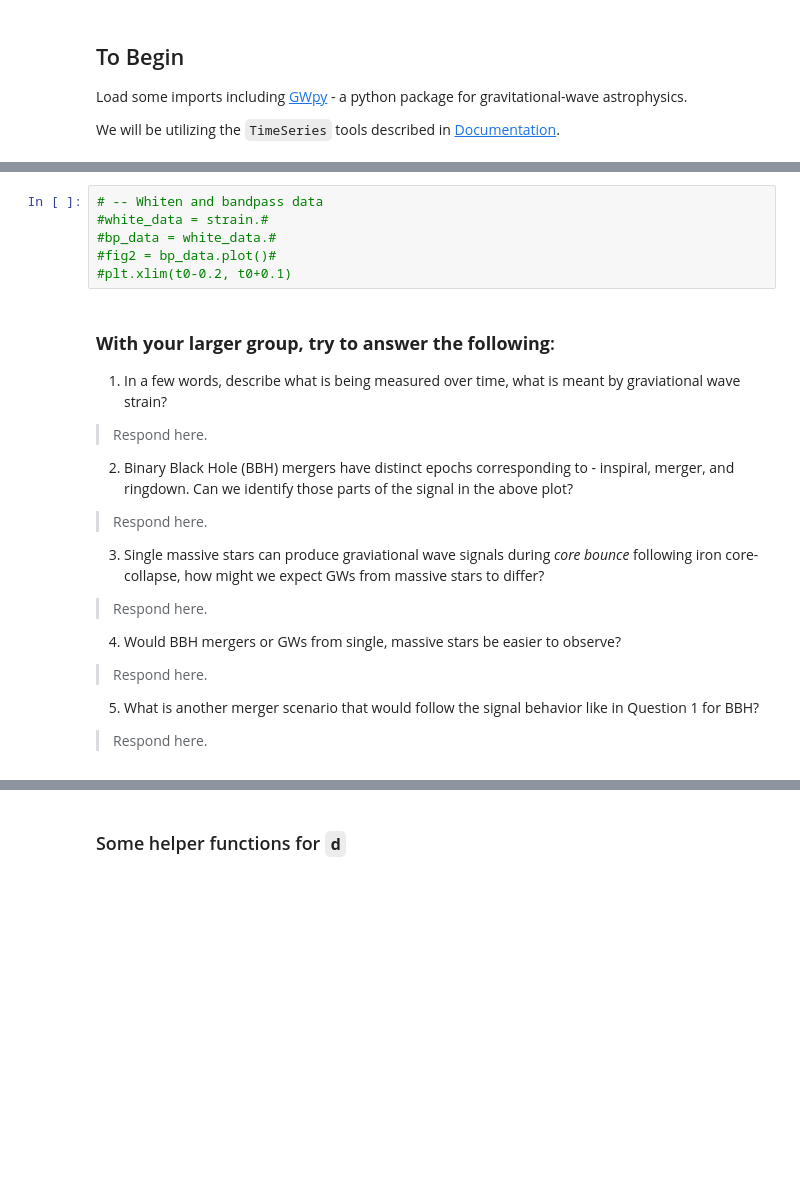
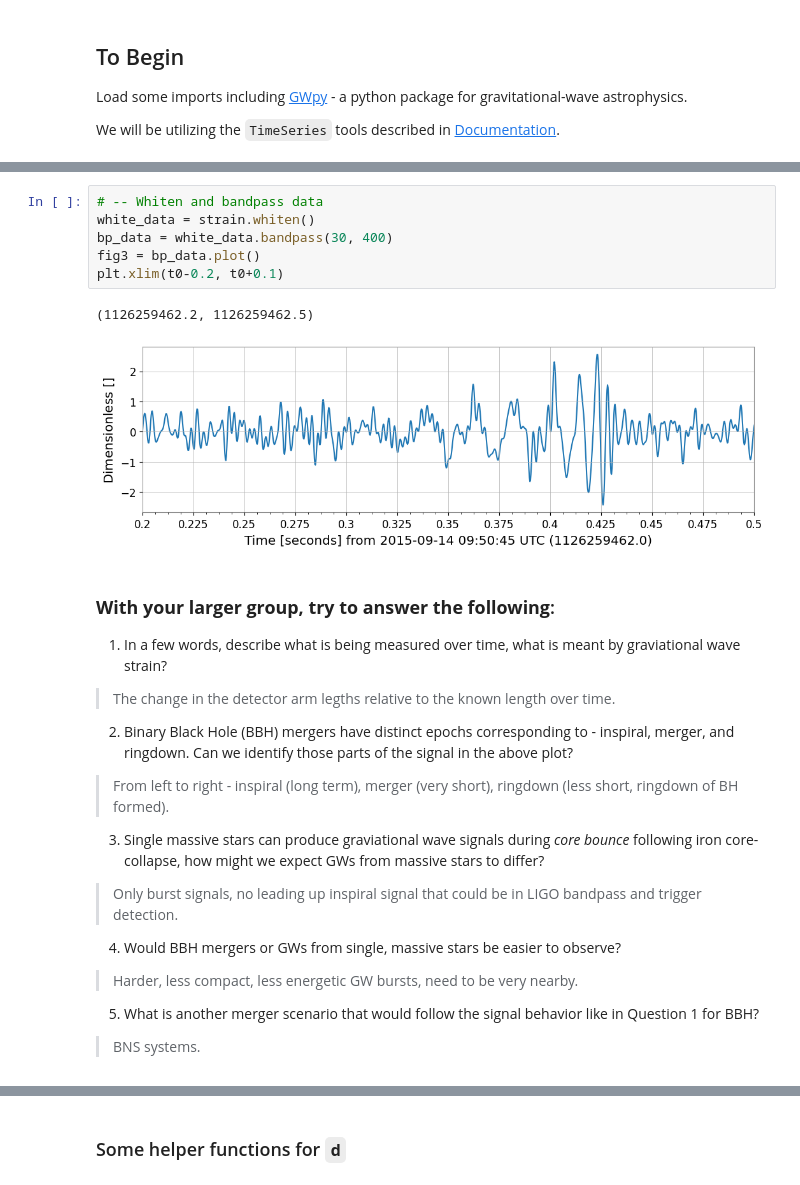
Before and after one commit to carlnotsagan/ast400a, a Jupyter notebook: assignments/ica17.ipynb, the cells around one changed output, grey strips where cells are left out. Cells and saved outputs as stored; diff of their text form; blank space fills up the shorter version.

```diff
--- a/assignments/ica17.ipynb
+++ b/assignments/ica17.ipynb
@@ -104,30 +118,33 @@ See also:
 3. Plot the whitened and bandpassed data from (our t0 GPS time - 0.2 seconds, to our t0 GPS time + 0.1 seconds.)
 # %%
 # -- Whiten and bandpass data
-#white_data = strain.#
-#bp_data = white_data.#
-#fig2 = bp_data.plot()#
-#plt.xlim(t0-0.2, t0+0.1)
+white_data = strain.whiten()
+bp_data = white_data.bandpass(30, 400)
+fig3 = bp_data.plot()
+plt.xlim(t0-0.2, t0+0.1)
+# %% [output]
+(1126259462.2, 1126259462.5)
+[figure, added]
 # %% [markdown]
 ### **With your larger group, try to answer the following**:
 
 1. In a few words, describe what is being measured over time, what is meant by graviational wave strain?
 
-> Respond here.
+> The change in the detector arm legths relative to the known length over time.
 
 2. Binary Black Hole (BBH) mergers have distinct epochs corresponding to - inspiral, merger, and ringdown. Can we identify those parts of the signal in the above plot?
 
-> Respond here.
+> From left to right - inspiral (long term), merger (very short), ringdown (less short, ringdown of BH formed).
 
 3. Single massive stars can produce graviational wave signals during _core bounce_ following iron core-collapse, how might we expect GWs from massive stars to differ?
 
-> Respond here.
+> Only burst signals, no leading up inspiral signal that could be in LIGO bandpass and trigger detection.
 
 4. Would BBH mergers or GWs from single, massive stars be easier to observe?
 
-> Respond here.
+> Harder, less compact, less energetic GW bursts, need to be very nearby.
 
 5. What is another merger scenario that would follow the signal behavior like in Question 1 for BBH?
 
-> Respond here.
+> BNS systems.
 # %% [markdown]
```
Also changed, not shown: parts of 24 cells of this notebook.
